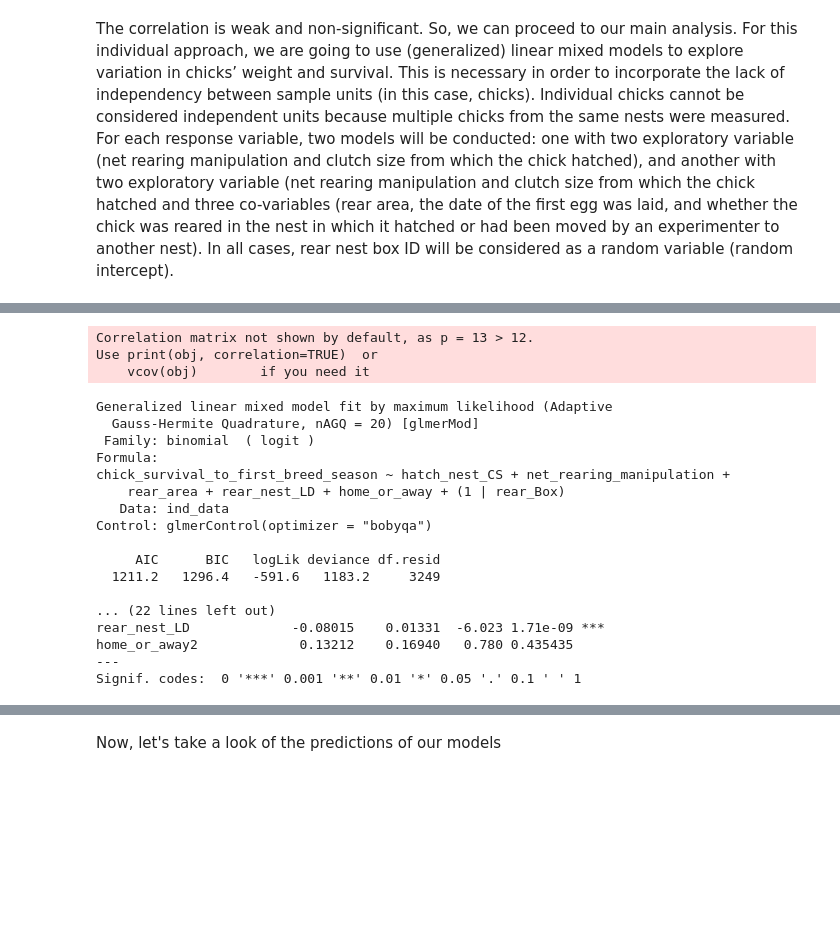
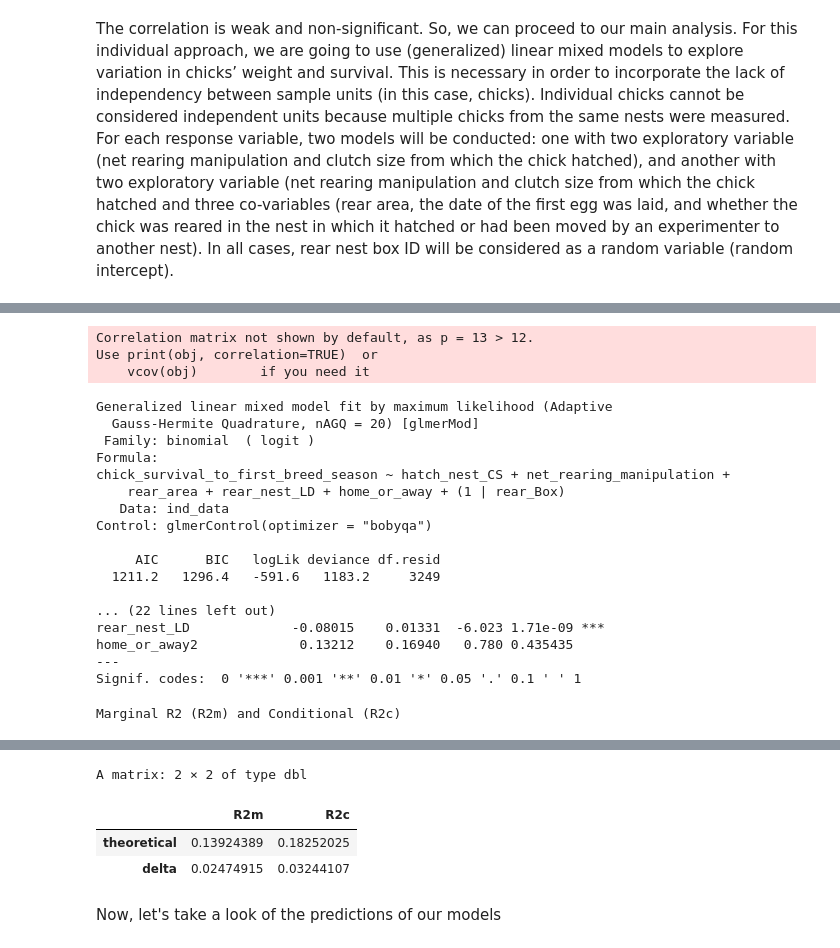
Before and after one commit to fkeppeler/Is-the-growth-of-nestling-blue-tits-influenced-by-competition-, a Jupyter notebook: blue_tits_analysis.ipynb, the cells around one changed output, grey strips where cells are left out. Saved outputs shown, nothing was run; the diff lists cells and outputs as text; code cells hidden in the pictures; blank space fills up the shorter version.

```diff
--- a/blue_tits_analysis.ipynb
+++ b/blue_tits_analysis.ipynb
@@ -534,6 +561,8 @@ model_id_surv_cov=glmer (chick_survival_to_first_breed_season~hatch_nest_CS+
                         glmerControl(optimizer = "bobyqa"))
 #bobyqa optimizer was used to overcome some convergence issues
 (Summary_MIDsurv_cov=summary(model_id_surv_cov))
+cat ("\nMarginal R2 (R2m) and Conditional (R2c)")
+r.squaredGLMM(model_id_surv_cov)
 # %% [output]
 Correlation matrix not shown by default, as p = 13 > 12.
 Use print(obj, correlation=TRUE)  or
@@ -555,3 +584,4 @@ rear_nest_LD             -0.08015    0.01331  -6.023 1.71e-09 ***
 home_or_away2             0.13212    0.16940   0.780 0.435435
 ---
 Signif. codes:  0 '***' 0.001 '**' 0.01 '*' 0.05 '.' 0.1 ' ' 1
+Marginal R2 (R2m) and Conditional (R2c)
@@ -558,3 +590,7 @@ Signif. codes:  0 '***' 0.001 '**' 0.01 '*' 0.05 '.' 0.1 ' ' 1
+A matrix: 2 × 2 of type dbl
+|  | R2m | R2c |
+| theoretical | 0.13924389 | 0.18252025 |
+| delta | 0.02474915 | 0.03244107 |
 # %% [markdown]
 Now, let's take a look of the predictions of our models
 # %%
```
Also changed, not shown: parts of 7 cells of this notebook.
